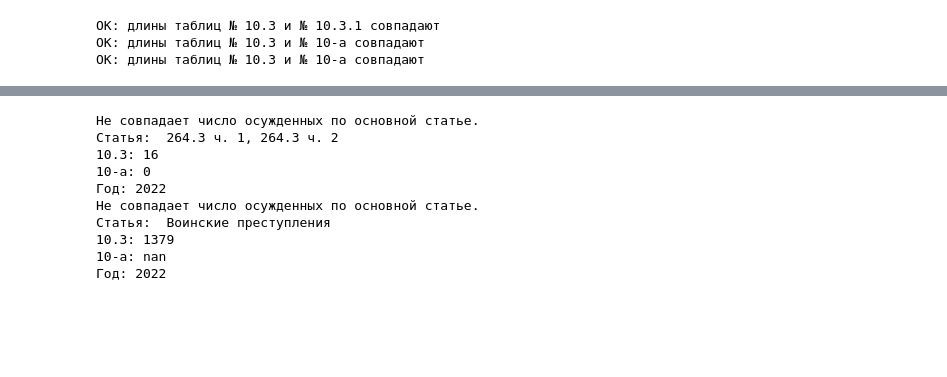
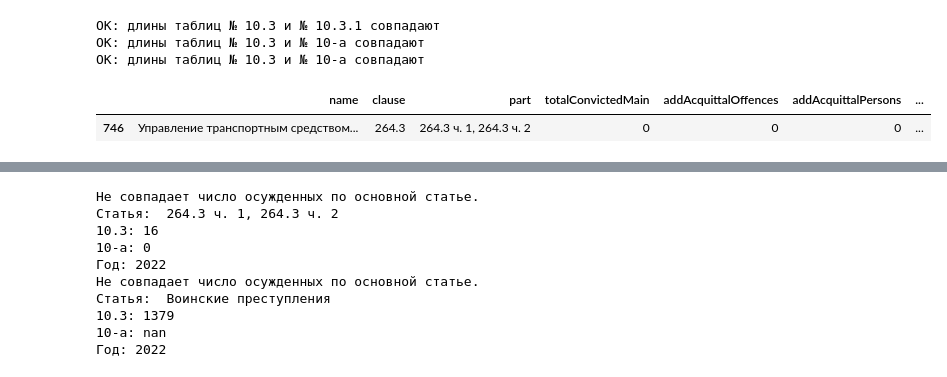
Before and after one commit to borovikova/dostoevsky-data, a Jupyter notebook: computational_essay_2022.ipynb, the cells around one changed output, grey strips where cells are left out. Drawn from its saved outputs; the diff is of its cells as text; code cells hidden in the pictures; blank space fills up the shorter version.

```diff
--- a/computational_essay_2022.ipynb
+++ b/computational_essay_2022.ipynb
@@ -439,7 +439,7 @@ parametersDF = dropFirstRows(parametersDF, '105 ч. 1|105 ч.1|105ч. 1', 2)
 parametersDF = tackleMergedCells(parametersDF)
 
 parametersDF = cleanСolsNames(parametersDF)
-columns2eng = pd.read_csv('translations/2021/colNames2engNamesParameters_2021.csv')
+columns2eng = pd.read_csv('translations/2022/colNames2engNamesParameters_2022.csv')
 columns2eng.replace('\(\d{4}\)', '', inplace=True, regex=True)
 parametersDF = renameColumns(parametersDF, columns2eng)
 
@@ -535,7 +535,7 @@ for key in list(df_list.keys())[2:-3]: # -3 мы исключаем листы,
     df = dropFirstRows(df, '[а-яА-Я]{3,}', 1)
     df = deleteUnusedCols(df, year)
     df = tackleMergedCells(df)
-    columns2eng = pd.read_csv('translations/2021/colNames2engNamesAdd_2021.csv')
+    columns2eng = pd.read_csv('translations/2022/colNames2engNamesAdd_2022.csv')
     columns2eng.replace('\(\d{4}\)', '', inplace=True, regex=True)
     df = renameColumns(df, columns2eng) # тут заголовок таблицы предварительно чистить не надо
 
@@ -673,3 +673,8 @@ checkTablesLen(mainDF, addDF)
 ОК: длины таблиц № 10.3 и № 10.3.1 совпадают
 ОК: длины таблиц № 10.3 и № 10-а совпадают
 ОК: длины таблиц № 10.3 и № 10-а совпадают
+# %%
+addDF[addDF.part.str.contains('264.3')]
+# %% [output]
+|  | name | clause | part | totalConvictedMain | addAcquittalOffences | addAcquittalPersons | ... |
+| 746 | Управление транспортным средством... | 264.3 | 264.3 ч. 1, 264.3 ч. 2 | 0 | 0 | 0 | ... |
```
Also changed, not shown: parts of 2 cells of this notebook.
